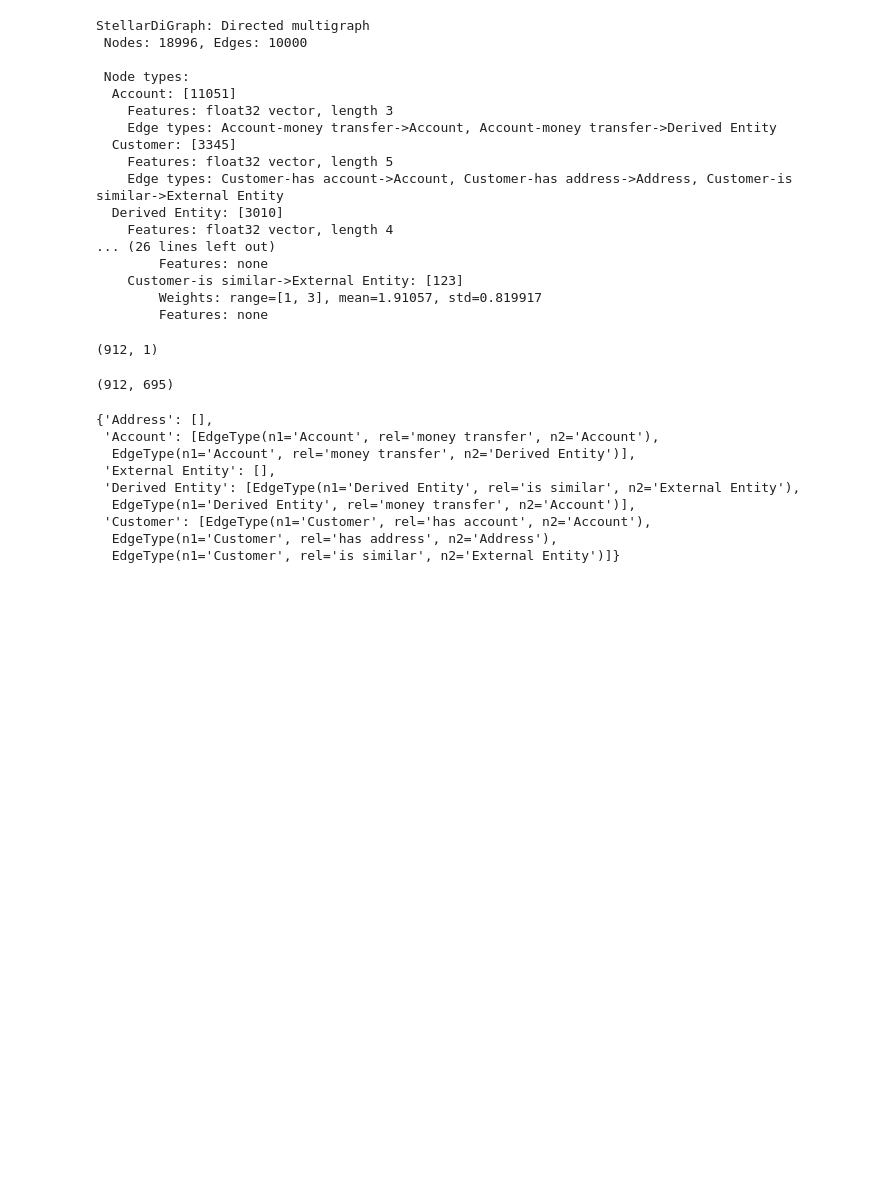
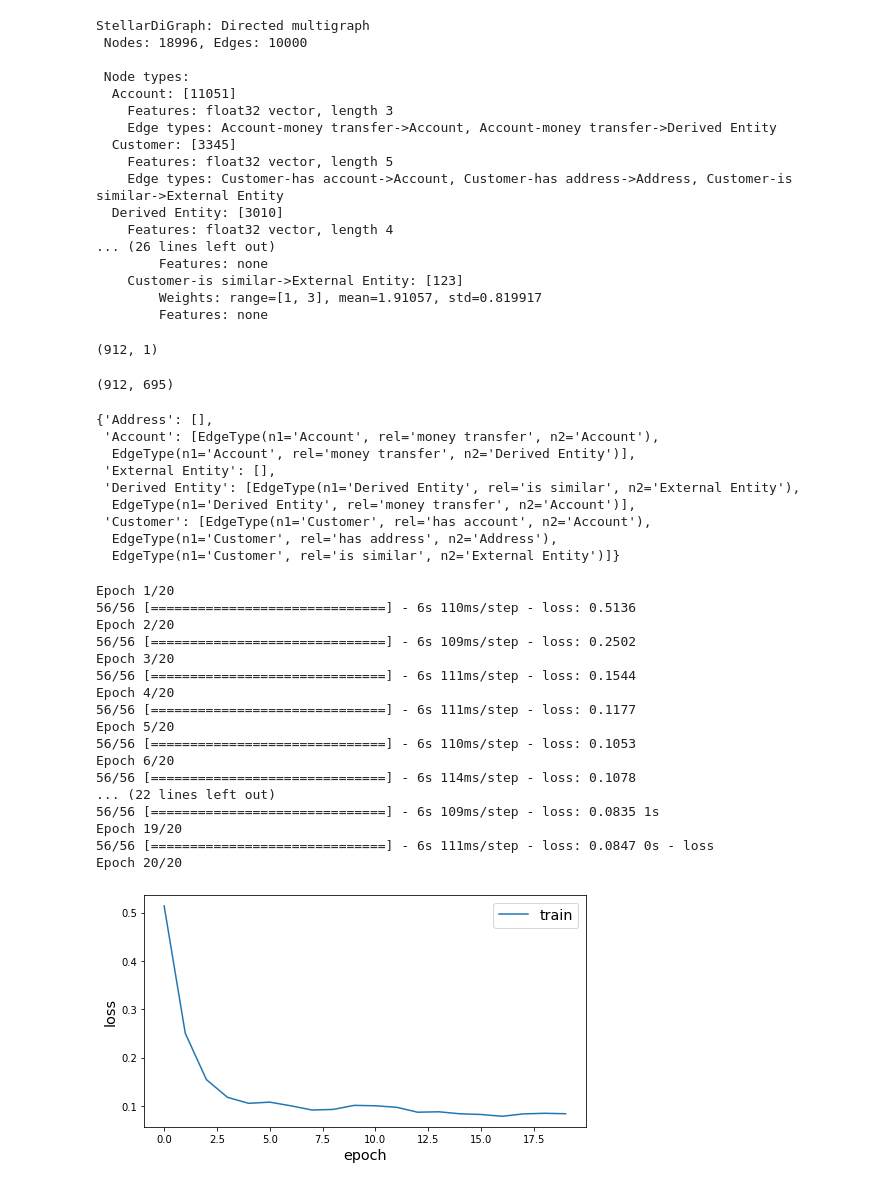
Before and after one commit to merklefruit/hpc2020-graphML, a Jupyter notebook: notebooks/HINSAGE #1.ipynb, the cells around one changed output. Saved outputs shown, nothing was run; the diff lists cells and outputs as text; code cells hidden in the pictures; blank space fills up the shorter version.

Commit message:
HinSAGE with Deep Graph Infomax attempt 1 embedding

```diff
--- a/notebooks/HINSAGE #1.ipynb
+++ b/notebooks/HINSAGE #1.ipynb
@@ -149,12 +150,13 @@ assert len(hinsage_layer_sizes) == len(num_samples)
 # Dropout
 # (must be tuned)
 
-dropout = 0.0
+dropout = 0.5
 # %%
 hinsage = HinSAGE(
     layer_sizes=hinsage_layer_sizes,
-    #activations=['relu', 'softmax'],
+    activations=['relu', 'softmax'],
     generator=generator,
     bias=True,
+    normalize="l2",
     dropout=dropout
 )
@@ -163,3 +163,5 @@ es = EarlyStopping(monitor="loss", min_delta=0, patience=15)
+# %%
+x_inp, x_out = hinsage.in_out_tensors()
 # %%
 def run_deep_graph_infomax(base_model, generator, epochs):
     corrupted_generator = CorruptedGenerator(generator)
@@ -168,10 +170,11 @@ def run_deep_graph_infomax(base_model, generator, epochs):
 
     x_in, x_out = infomax.in_out_tensors()
 
+    # Train
     model = Model(inputs=x_in, outputs=x_out)
     model.compile(loss=tf.nn.sigmoid_cross_entropy_with_logits, optimizer=Adam(lr=1e-3))
+    es = EarlyStopping(monitor="loss", min_delta=0, patience=15)
     history = model.fit(gen, epochs=epochs, verbose=1, callbacks=[es])
-
     sg.utils.plot_history(history)
 
     x_emb_in, x_emb_out = base_model.in_out_tensors()
@@ -180,4 +183,27 @@ def run_deep_graph_infomax(base_model, generator, epochs):
         x_emb_out = tf.squeeze(x_emb_out, axis=0)
 
     #do TSNE here
-    return x_emb_in, x_emb_out
+    return x_emb_in, x_emb_out, model
+# %%
+# Run Deep Graph Infomax
+
+x_emb_in, x_emb_out, model = run_deep_graph_infomax(hinsage, generator, epochs=epochs)
+# %% [output]
+Epoch 1/20
+56/56 [==============================] - 6s 110ms/step - loss: 0.5136
+Epoch 2/20
+56/56 [==============================] - 6s 109ms/step - loss: 0.2502
+Epoch 3/20
+56/56 [==============================] - 6s 111ms/step - loss: 0.1544
+Epoch 4/20
+56/56 [==============================] - 6s 111ms/step - loss: 0.1177
+Epoch 5/20
+56/56 [==============================] - 6s 110ms/step - loss: 0.1053
+Epoch 6/20
+56/56 [==============================] - 6s 114ms/step - loss: 0.1078
+... (22 lines left out)
+56/56 [==============================] - 6s 109ms/step - loss: 0.0835 1s
+Epoch 19/20
+56/56 [==============================] - 6s 111ms/step - loss: 0.0847 0s - loss
+Epoch 20/20
+[figure, added]
```
Also changed, not shown: parts of 15 cells of this notebook, 13 other files.
